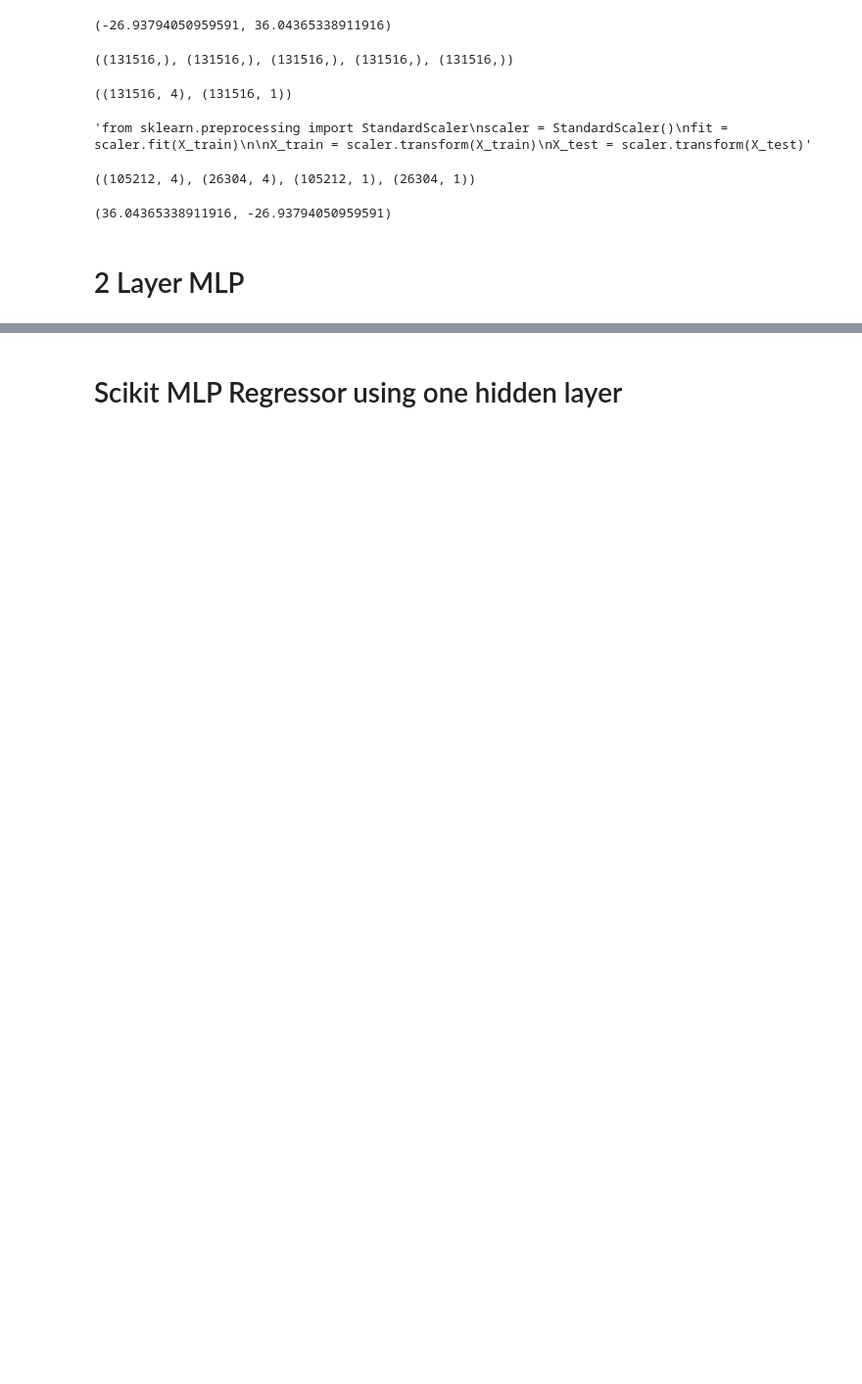
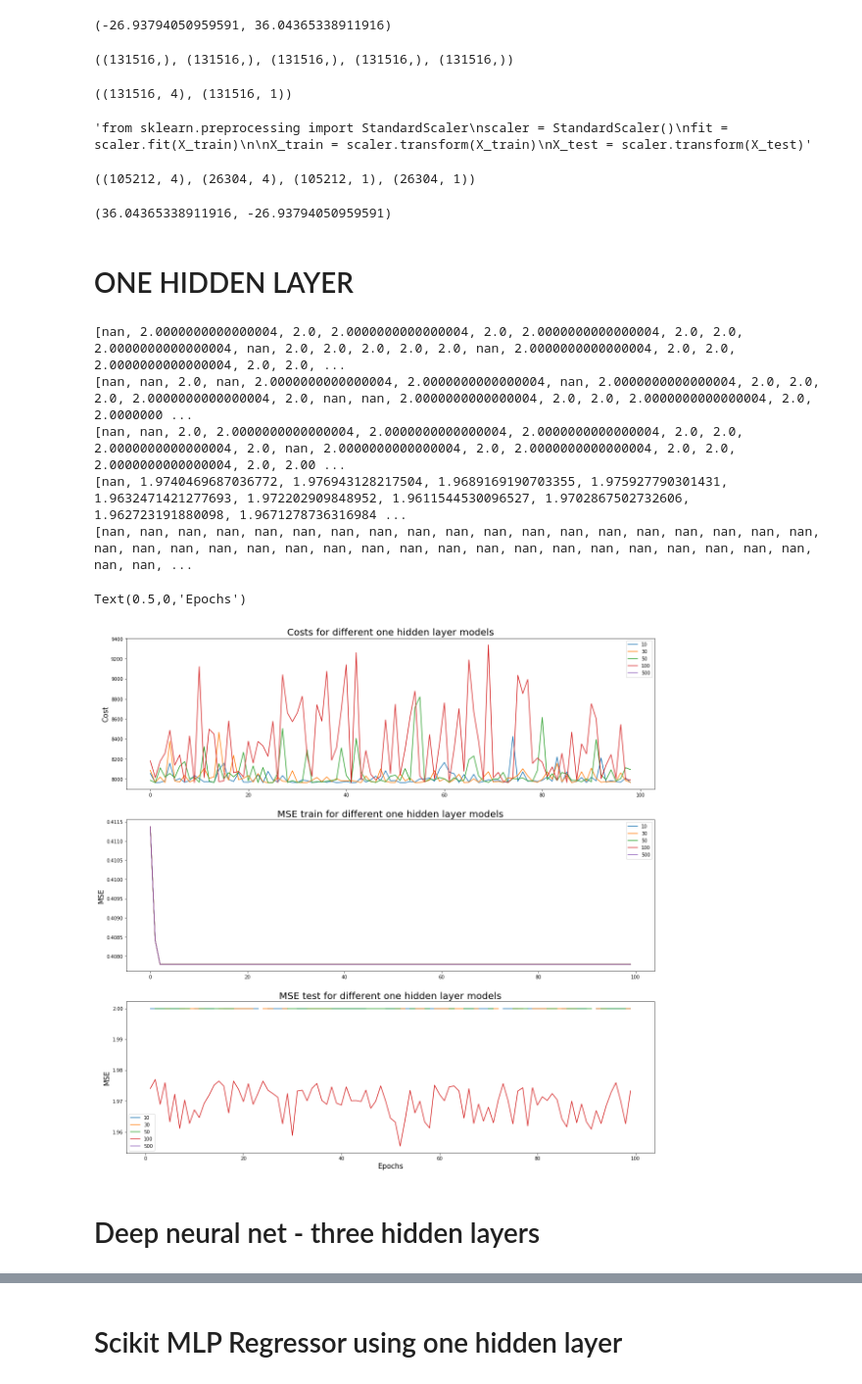
Before and after one commit to hannasv/Project3, a Jupyter notebook: NeuralNetworks.ipynb, the cells around one changed output, grey strips where cells are left out. Shown at 98% size. Drawn from its saved outputs; the diff is of its cells as text; code cells hidden in the pictures; blank space fills up the shorter version.

```diff
--- a/NeuralNetworks.ipynb
+++ b/NeuralNetworks.ipynb
@@ -125,6 +127,6 @@ np.shape(X_train), np.shape(X_test), np.shape(y_train),  np.shape(y_test)
 y_train.max(), y_train.min()
 # %% [output]
 (36.04365338911916, -26.93794050959591)
-# %% [markdown]
-# 2 Layer MLP
+# %% [markdown]
+# ONE HIDDEN LAYER
 # %%
@@ -143,4 +153,50 @@ l = model.predict(X_test)
 
 # Transformin the predictor space, standardizing the response, calculating the performance metrics
 # This is done in the neural network
+# %%
+# Plot results as a function of  epochs to see if a certain nr of nodes makes a difference.
+
+plt.figure(figsize = (20,20))
+
+
+
+counter = 0
+for model in results:
+    mse_train = model.eval_['train_preform']
+    mse_test = model.eval_['valid_preform']
+    cost_train = model.eval_["cost_train"]
+
+    ax1 = plt.subplot(311)
+    plt.plot(cost_train[1:], label = str(n_nodes[counter]))
+    plt.title("Costs for different one hidden layer models", fontsize = 20)
+    plt.ylabel("Cost", fontsize = 15)
+    plt.legend()
+
+    # Alle disse blir like.
+    ax2 = plt.subplot(312)
+    plt.plot(mse_train, label = str(n_nodes[counter]))
+    plt.title("MSE train for different one hidden layer models", fontsize = 20)
+    plt.ylabel("MSE", fontsize = 15)
+    plt.legend()
+
+    # Hvorfor blir en del av diss nan....?
+    ax3 = plt.subplot(313)
+    plt.plot(mse_test, label = str(n_nodes[counter]))
+    plt.title("MSE test for different one hidden layer models", fontsize = 20)
+    plt.ylabel("MSE", fontsize = 15)
+    plt.legend()
+
+    counter += 1
+
+
+
+plt.xlabel("Epochs", fontsize = 15)
+# %% [output]
+[nan, 2.0000000000000004, 2.0, 2.0000000000000004, 2.0, 2.0000000000000004, 2.0, 2.0, 2.0000000000000004, nan, 2.0, 2.0, 2.0, 2.0, 2.0, nan, 2.0000000000000004, 2.0, 2.0, 2.0000000000000004, 2.0, 2.0, ...
+[nan, nan, 2.0, nan, 2.0000000000000004, 2.0000000000000004, nan, 2.0000000000000004, 2.0, 2.0, 2.0, 2.0000000000000004, 2.0, nan, nan, 2.0000000000000004, 2.0, 2.0, 2.0000000000000004, 2.0, 2.0000000 ...
+[nan, nan, 2.0, 2.0000000000000004, 2.0000000000000004, 2.0000000000000004, 2.0, 2.0, 2.0000000000000004, 2.0, nan, 2.0000000000000004, 2.0, 2.0000000000000004, 2.0, 2.0, 2.0000000000000004, 2.0, 2.00 ...
+[nan, 1.9740469687036772, 1.976943128217504, 1.9689169190703355, 1.975927790301431, 1.9632471421277693, 1.972202909848952, 1.9611544530096527, 1.9702867502732606, 1.962723191880098, 1.9671278736316984 ...
+[nan, nan, nan, nan, nan, nan, nan, nan, nan, nan, nan, nan, nan, nan, nan, nan, nan, nan, nan, nan, nan, nan, nan, nan, nan, nan, nan, nan, nan, nan, nan, nan, nan, nan, nan, nan, nan, nan, nan, nan, ...
+Text(0.5,0,'Epochs')
+[figure, added]
 # %%
@@ -147,0 +209,2 @@ l = model.predict(X_test)
+# %% [markdown]
+# Deep neural net - three hidden layers
```
Also changed, not shown: parts of 30 cells of this notebook, 10 other files.
